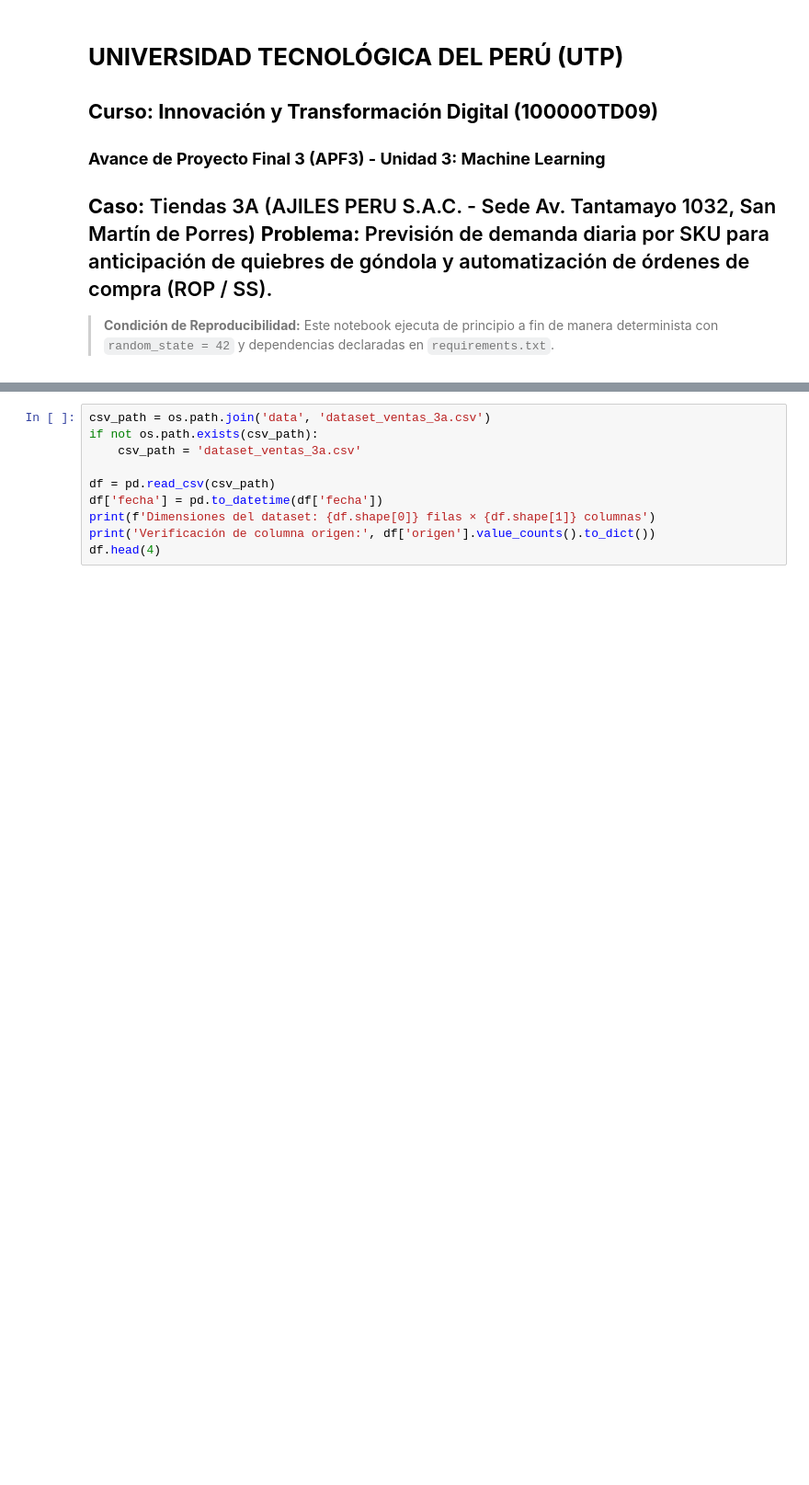
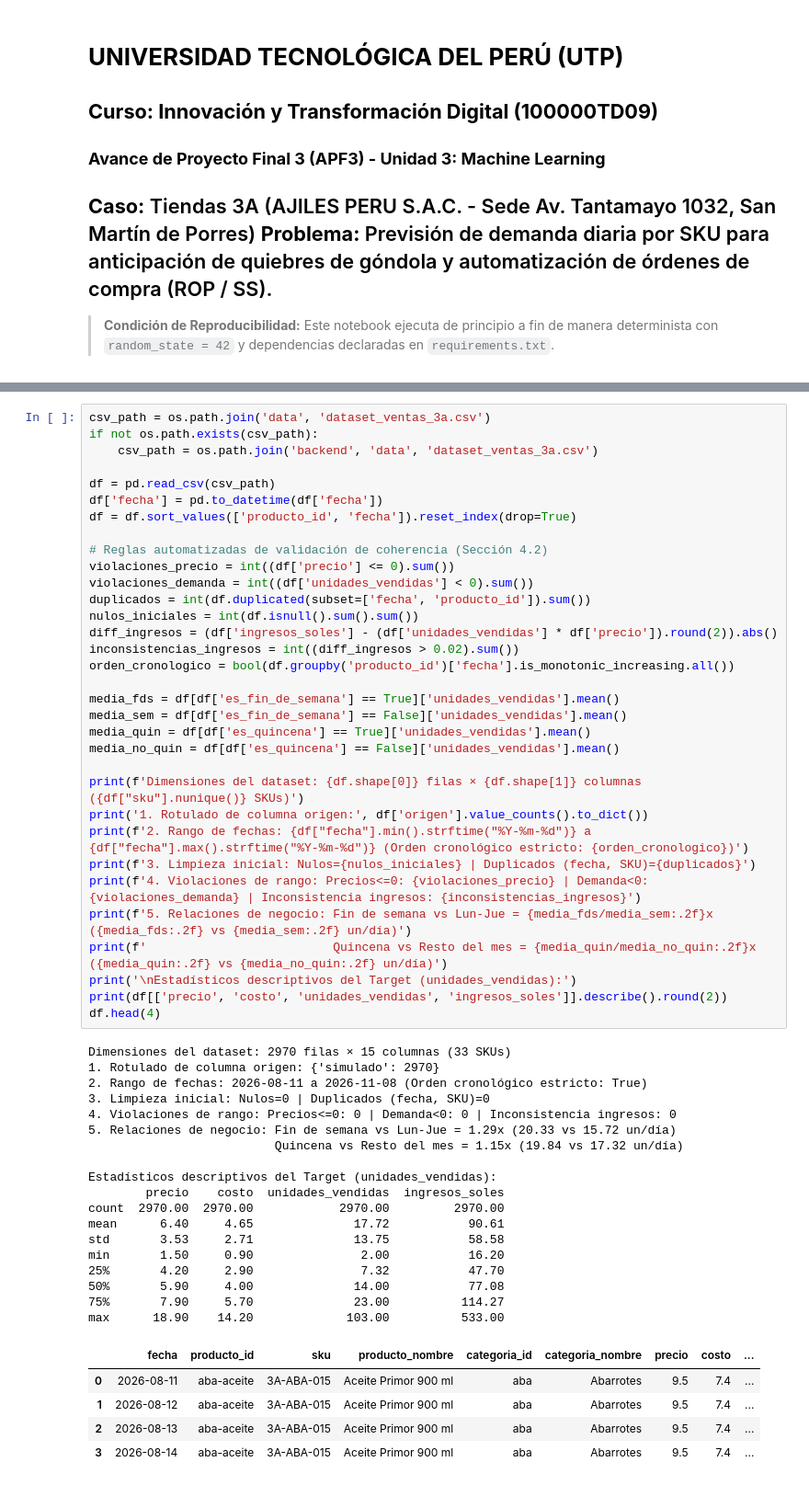
Before and after one commit to UbheAbhe/InnovacionAPF, a Jupyter notebook: backend/APF3_TD_Grupo_ML_Innovacion.ipynb, the cells around one changed output, grey strips where cells are left out. Shown at 92% size. Cells and saved outputs as stored; diff of their text form; blank space fills up the shorter version.

```diff
--- a/backend/APF3_TD_Grupo_ML_Innovacion.ipynb
+++ b/backend/APF3_TD_Grupo_ML_Innovacion.ipynb
@@ -41,11 +44,58 @@ Cuenta con **2,970 registros diarios** (90 días continuos × 33 SKUs de la tien
-# %%
-csv_path = os.path.join('data', 'dataset_ventas_3a.csv')
-if not os.path.exists(csv_path):
-    csv_path = 'dataset_ventas_3a.csv'
-
-df = pd.read_csv(csv_path)
-df['fecha'] = pd.to_datetime(df['fecha'])
-print(f'Dimensiones del dataset: {df.shape[0]} filas × {df.shape[1]} columnas')
-print('Verificación de columna origen:', df['origen'].value_counts().to_dict())
-df.head(4)
+# %%
+csv_path = os.path.join('data', 'dataset_ventas_3a.csv')
+if not os.path.exists(csv_path):
+    csv_path = os.path.join('backend', 'data', 'dataset_ventas_3a.csv')
+
+df = pd.read_csv(csv_path)
+df['fecha'] = pd.to_datetime(df['fecha'])
+df = df.sort_values(['producto_id', 'fecha']).reset_index(drop=True)
+
+# Reglas automatizadas de validación de coherencia (Sección 4.2)
+violaciones_precio = int((df['precio'] <= 0).sum())
+violaciones_demanda = int((df['unidades_vendidas'] < 0).sum())
+duplicados = int(df.duplicated(subset=['fecha', 'producto_id']).sum())
+nulos_iniciales = int(df.isnull().sum().sum())
+diff_ingresos = (df['ingresos_soles'] - (df['unidades_vendidas'] * df['precio']).round(2)).abs()
+inconsistencias_ingresos = int((diff_ingresos > 0.02).sum())
+orden_cronologico = bool(df.groupby('producto_id')['fecha'].is_monotonic_increasing.all())
+
+media_fds = df[df['es_fin_de_semana'] == True]['unidades_vendidas'].mean()
+media_sem = df[df['es_fin_de_semana'] == False]['unidades_vendidas'].mean()
+media_quin = df[df['es_quincena'] == True]['unidades_vendidas'].mean()
+media_no_quin = df[df['es_quincena'] == False]['unidades_vendidas'].mean()
+
+print(f'Dimensiones del dataset: {df.shape[0]} filas × {df.shape[1]} columnas ({df["sku"].nunique()} SKUs)')
+print('1. Rotulado de columna origen:', df['origen'].value_counts().to_dict())
+print(f'2. Rango de fechas: {df["fecha"].min().strftime("%Y-%m-%d")} a {df["fecha"].max().strftime("%Y-%m-%d")} (Orden cronológico estricto: {orden_cronologico})')
+print(f'3. Limpieza inicial: Nulos={nulos_iniciales} | Duplicados (fecha, SKU)={duplicados}')
+print(f'4. Violaciones de rango: Precios<=0: {violaciones_precio} | Demanda<0: {violaciones_demanda} | Inconsistencia ingresos: {inconsistencias_ingresos}')
+print(f'5. Relaciones de negocio: Fin de semana vs Lun-Jue = {media_fds/media_sem:.2f}x ({media_fds:.2f} vs {media_sem:.2f} un/día)')
+print(f'                          Quincena vs Resto del mes = {media_quin/media_no_quin:.2f}x ({media_quin:.2f} vs {media_no_quin:.2f} un/día)')
+print('\nEstadísticos descriptivos del Target (unidades_vendidas):')
+print(df[['precio', 'costo', 'unidades_vendidas', 'ingresos_soles']].describe().round(2))
+df.head(4)
+# %% [output]
+Dimensiones del dataset: 2970 filas × 15 columnas (33 SKUs)
+1. Rotulado de columna origen: {'simulado': 2970}
+2. Rango de fechas: 2026-08-11 a 2026-11-08 (Orden cronológico estricto: True)
+3. Limpieza inicial: Nulos=0 | Duplicados (fecha, SKU)=0
+4. Violaciones de rango: Precios<=0: 0 | Demanda<0: 0 | Inconsistencia ingresos: 0
+5. Relaciones de negocio: Fin de semana vs Lun-Jue = 1.29x (20.33 vs 15.72 un/día)
+                          Quincena vs Resto del mes = 1.15x (19.84 vs 17.32 un/día)
+
+Estadísticos descriptivos del Target (unidades_vendidas):
+        precio    costo  unidades_vendidas  ingresos_soles
+count  2970.00  2970.00            2970.00         2970.00
+mean      6.40     4.65              17.72           90.61
+std       3.53     2.71              13.75           58.58
+min       1.50     0.90               2.00           16.20
+25%       4.20     2.90               7.32           47.70
+50%       5.90     4.00              14.00           77.08
+75%       7.90     5.70              23.00          114.27
+max      18.90    14.20             103.00          533.00
+|  | fecha | producto_id | sku | producto_nombre | categoria_id | categoria_nombre | precio | costo | ... |
+| 0 | 2026-08-11 | aba-aceite | 3A-ABA-015 | Aceite Primor 900 ml | aba | Abarrotes | 9.5 | 7.4 | ... |
+| 1 | 2026-08-12 | aba-aceite | 3A-ABA-015 | Aceite Primor 900 ml | aba | Abarrotes | 9.5 | 7.4 | ... |
+| 2 | 2026-08-13 | aba-aceite | 3A-ABA-015 | Aceite Primor 900 ml | aba | Abarrotes | 9.5 | 7.4 | ... |
+| 3 | 2026-08-14 | aba-aceite | 3A-ABA-015 | Aceite Primor 900 ml | aba | Abarrotes | 9.5 | 7.4 | ... |
 # %% [markdown]
```
Also changed, not shown: parts of 15 cells of this notebook, 10 other files.
